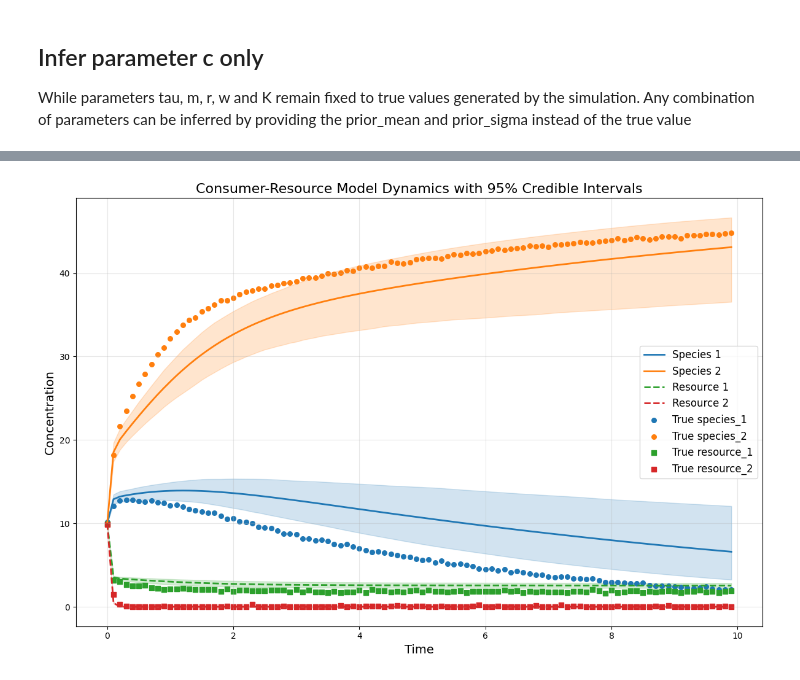
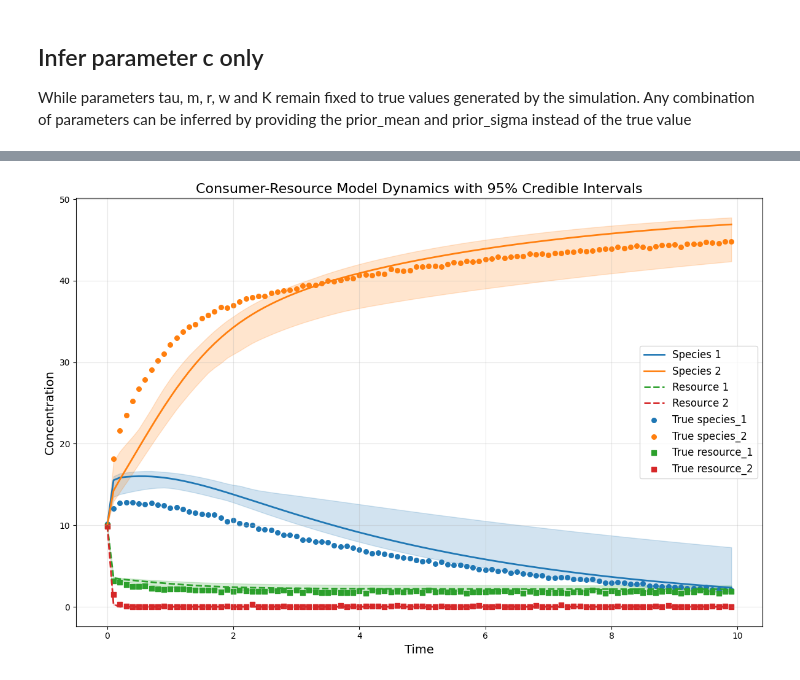
Before and after one commit to ucl-cssb/MIMIC, a Jupyter notebook: examples/CRM/examples-bayes-CRM.ipynb, the cells around one changed output, grey strips where cells are left out. Saved outputs shown, nothing was run; the diff lists cells and outputs as text; code cells hidden in the pictures.

Commit message:
Updated posterior plotting

```diff
--- a/examples/CRM/examples-bayes-CRM.ipynb
+++ b/examples/CRM/examples-bayes-CRM.ipynb
@@ -81,12 +86,13 @@ w = params["w"]
 K = params["K"]
 
 # Define prior for c (resource preference matrix)
-prior_c_mean = 0.6
-prior_c_sigma = 0.1
+prior_c_mean = 0.65
+prior_c_sigma = 0.2
+
 
 # Sampling conditions
-draws = 1000
-tune = 1000
+draws = 50
+tune = 50
 chains = 4
 cores = 4
 
@@ -100,7 +106,7 @@ inference.set_parameters(times=times, yobs=yobs, num_species=num_species, num_re
 idata = inference.run_inference()
 
 # To plot posterior distributions
-inference.plot_posterior(idata)
+inference.plot_posterior(idata, true_params=params)
 
 
 summary = az.summary(idata, var_names=["c_hat", "sigma"])
@@ -222,7 +227,7 @@ c_posterior_samples = idata.posterior["c_hat"].values
 lower_percentile = 2.5
 upper_percentile = 97.5
 
-n_samples = 1000
+n_samples = 50
 random_indices = np.random.choice(c_posterior_samples.shape[1], size=n_samples, replace=False)
 
 # Store simulation results
@@ -240,31 +245,31 @@ for i in range(n_samples):
                                    tau=tau,
                                    w=w,
                                    c=c_sample,
                                    m=m,
                                    r=r,
                                    K=K)
 
     sample_species, sample_resources = sample_predictor.simulate(times, init_species)
 
     # Store results
     all_species_trajectories.append(sample_species)
     all_resource_trajectories.append(sample_resources)
 
 # Convert to numpy arrays
 all_species_trajectories = np.array(all_species_trajectories)
 all_resource_trajectories = np.array(all_resource_trajectories)
 
 # Calculate percentiles across samples for each time point and species/resource
 species_lower = np.percentile(all_species_trajectories, lower_percentile, axis=0)
 species_upper = np.percentile(all_species_trajectories, upper_percentile, axis=0)
 resource_lower = np.percentile(all_resource_trajectories, lower_percentile, axis=0)
 resource_upper = np.percentile(all_resource_trajectories, upper_percentile, axis=0)
 
 
 # plot the CRM with confidence intervals
 plot_CRM_with_intervals(observed_species, observed_resources,
                        species_lower, species_upper,
                        resource_lower, resource_upper,
                        times, 'data-s2-r2.csv')
 # %% [output]
-[figure, old version]
+[figure, new version]
```
Also changed, not shown: parts of 4 cells of this notebook, 1 other file.
